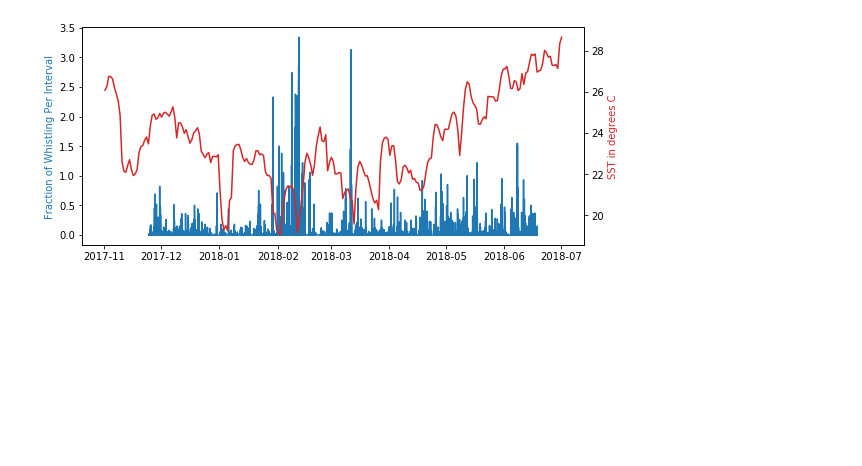
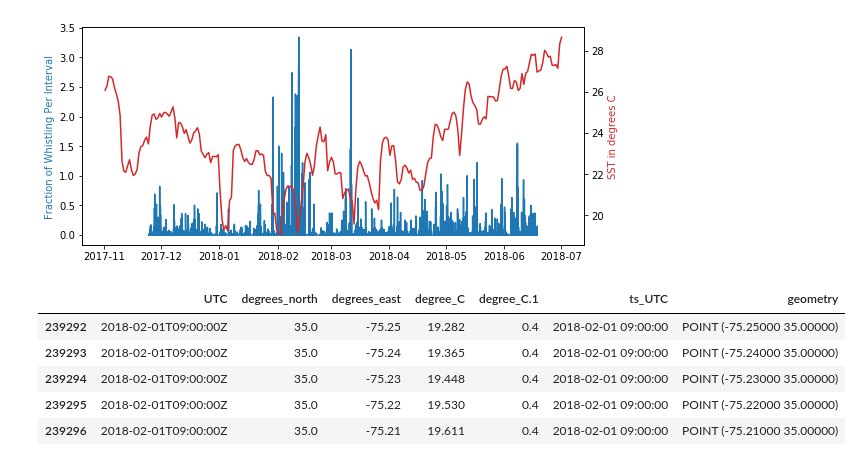
Before and after one commit to sblockhartzzero/SampleCode, a Jupyter notebook: Bioacoustics/whistles_and_sst_ADEON.ipynb, the cells around one changed output. Saved outputs shown, nothing was run; the diff lists cells and outputs as text; code cells hidden in the pictures; blank space fills up the shorter version.

```diff
--- a/Bioacoustics/whistles_and_sst_ADEON.ipynb
+++ b/Bioacoustics/whistles_and_sst_ADEON.ipynb
@@ -86,0 +109,13 @@ Text(0, 0.5, 'SST in degrees C')
+# %%
+# Plot SST field at a specified (datetime) ts_UTC
+# Pick a time when there are a lot of vocalizations AND the SST is low.
+#help(gpd.GeoDataFrame)
+df_sst_snapshot = df_sst.loc[lambda df_sst: df_sst['ts_UTC'] == '2018-02-01 09:00:00']
+df_sst_snapshot.head()
+# %% [output]
+|  | UTC | degrees_north | degrees_east | degree_C | degree_C.1 | ts_UTC | geometry |
+| 239292 | 2018-02-01T09:00:00Z | 35.0 | -75.25 | 19.282 | 0.4 | 2018-02-01 09:00:00 | POINT (-75.25000 35.00000) |
+| 239293 | 2018-02-01T09:00:00Z | 35.0 | -75.24 | 19.365 | 0.4 | 2018-02-01 09:00:00 | POINT (-75.24000 35.00000) |
+| 239294 | 2018-02-01T09:00:00Z | 35.0 | -75.23 | 19.448 | 0.4 | 2018-02-01 09:00:00 | POINT (-75.23000 35.00000) |
+| 239295 | 2018-02-01T09:00:00Z | 35.0 | -75.22 | 19.530 | 0.4 | 2018-02-01 09:00:00 | POINT (-75.22000 35.00000) |
+| 239296 | 2018-02-01T09:00:00Z | 35.0 | -75.21 | 19.611 | 0.4 | 2018-02-01 09:00:00 | POINT (-75.21000 35.00000) |
```
Also changed, not shown: parts of 8 cells of this notebook.
